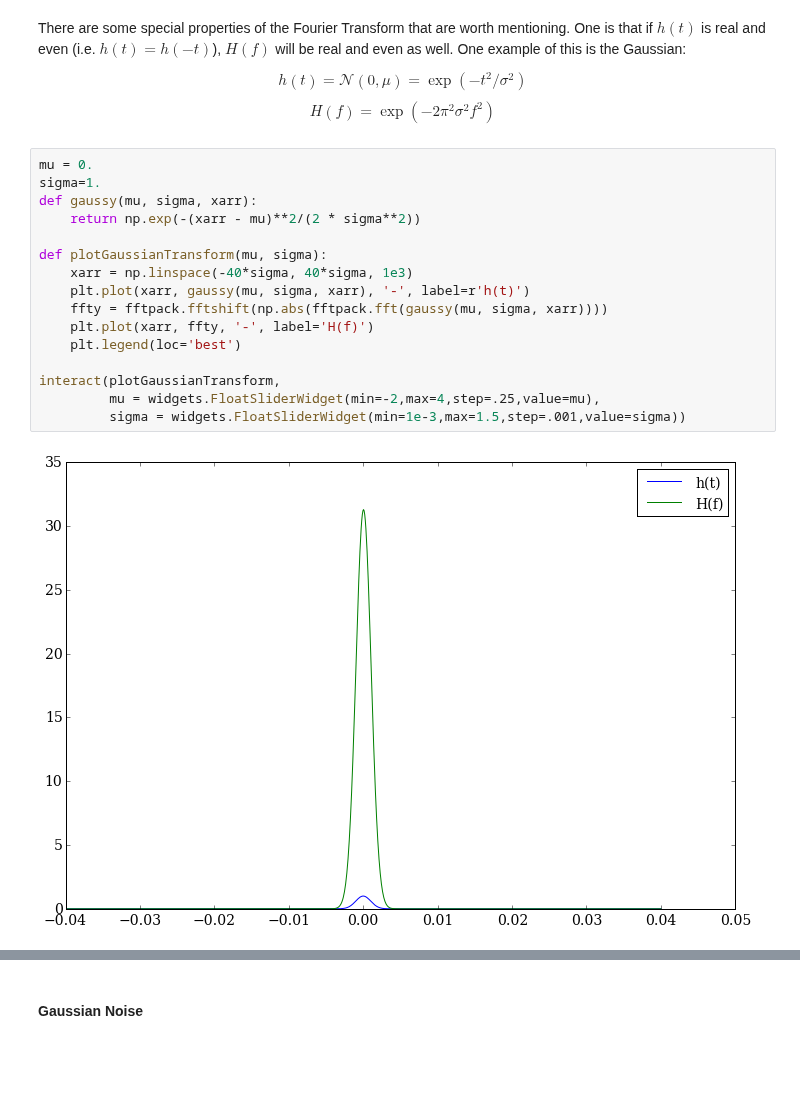
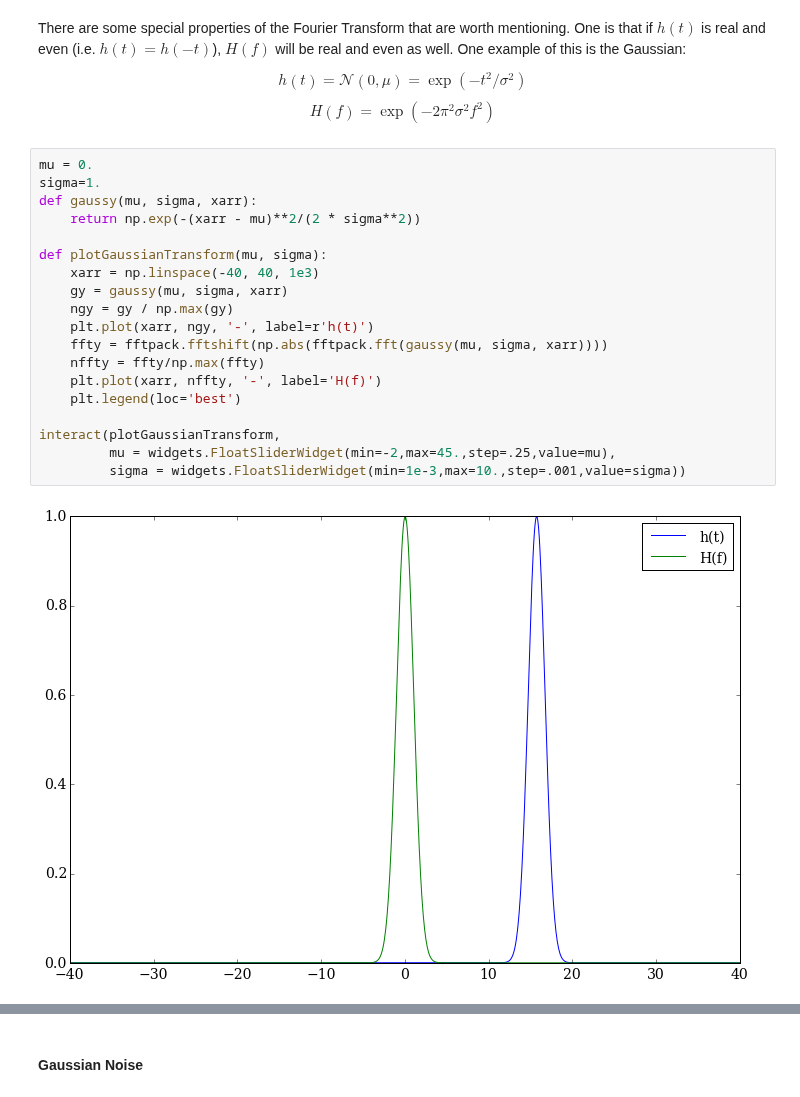
Before and after one commit to YastroML/YastroML, a Jupyter notebook: Session19_141029/Ch10_TimeSeries.ipynb, the cells around one changed output, grey strips where cells are left out. Drawn from its saved outputs; the diff is of its cells as text; blank space fills up the shorter version.

```diff
--- a/Session19_141029/Ch10_TimeSeries.ipynb
+++ b/Session19_141029/Ch10_TimeSeries.ipynb
@@ -267,21 +270,24 @@ $$H(f) = \exp{(-2 \pi^{2} \sigma^{2} f^{2} )}$$
 # %%
 mu = 0.
 sigma=1.
 def gaussy(mu, sigma, xarr):
     return np.exp(-(xarr - mu)**2/(2 * sigma**2))
 
 def plotGaussianTransform(mu, sigma):
-    xarr = np.linspace(-40*sigma, 40*sigma, 1e3)
-    plt.plot(xarr, gaussy(mu, sigma, xarr), '-', label=r'h(t)')
+    xarr = np.linspace(-40, 40, 1e3)
+    gy = gaussy(mu, sigma, xarr)
+    ngy = gy / np.max(gy)
+    plt.plot(xarr, ngy, '-', label=r'h(t)')
     ffty = fftpack.fftshift(np.abs(fftpack.fft(gaussy(mu, sigma, xarr))))
-    plt.plot(xarr, ffty, '-', label='H(f)')
+    nffty = ffty/np.max(ffty)
+    plt.plot(xarr, nffty, '-', label='H(f)')
     plt.legend(loc='best')
 
 interact(plotGaussianTransform,
-         mu = widgets.FloatSliderWidget(min=-2,max=4,step=.25,value=mu),
-         sigma = widgets.FloatSliderWidget(min=1e-3,max=1.5,step=.001,value=sigma))
+         mu = widgets.FloatSliderWidget(min=-2,max=45.,step=.25,value=mu),
+         sigma = widgets.FloatSliderWidget(min=1e-3,max=10.,step=.001,value=sigma))
 # %% [output]
-[figure, old version]
+[figure, new version]
 # %%
 plt.plot(xarr, gaussy(mu, sigma, xarr), '-', label=r'h(t)')
 ffty = fftpack.fftshift(np.abs(fftpack.fft(gaussy(mu, sigma, xarr)))) / np.sqrt(2 * len(xarr))
```
Also changed, not shown: parts of 21 cells of this notebook.
